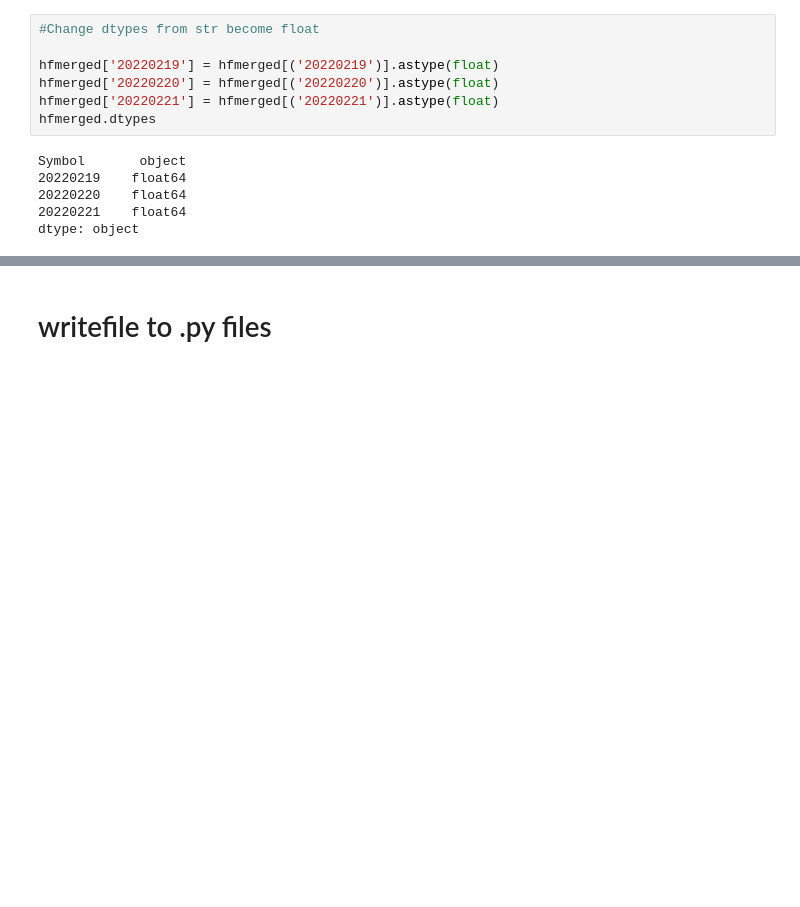
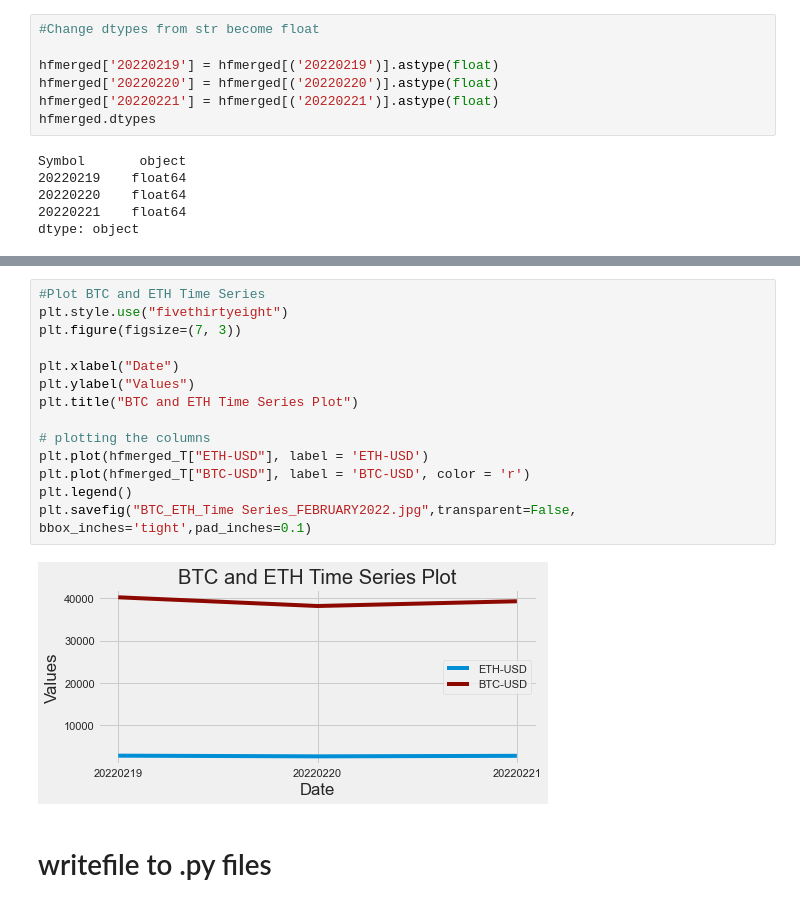
Before and after one commit to hennypurwadi/Web_Scraping, a Jupyter notebook: Web_Scraping_Source.ipynb, the cells around one changed output, grey strips where cells are left out. Drawn from its saved outputs; the diff is of its cells as text; blank space fills up the shorter version.

```diff
--- a/Web_Scraping_Source.ipynb
+++ b/Web_Scraping_Source.ipynb
@@ -305,3 +342,19 @@ hfmerged_T.head(5)
+# %%
+#Plot BTC and ETH Time Series
+plt.style.use("fivethirtyeight")
+plt.figure(figsize=(7, 3))
+
+plt.xlabel("Date")
+plt.ylabel("Values")
+plt.title("BTC and ETH Time Series Plot")
+
+# plotting the columns
+plt.plot(hfmerged_T["ETH-USD"], label = 'ETH-USD')
+plt.plot(hfmerged_T["BTC-USD"], label = 'BTC-USD', color = 'r')
+plt.legend()
+plt.savefig("BTC_ETH_Time Series_FEBRUARY2022.jpg",transparent=False, bbox_inches='tight',pad_inches=0.1)
+# %% [output]
+[figure, added]
 # %% [markdown]
 # writefile to .py files
 # %%
```
Also changed, not shown: parts of 20 cells of this notebook, 1 other file.
